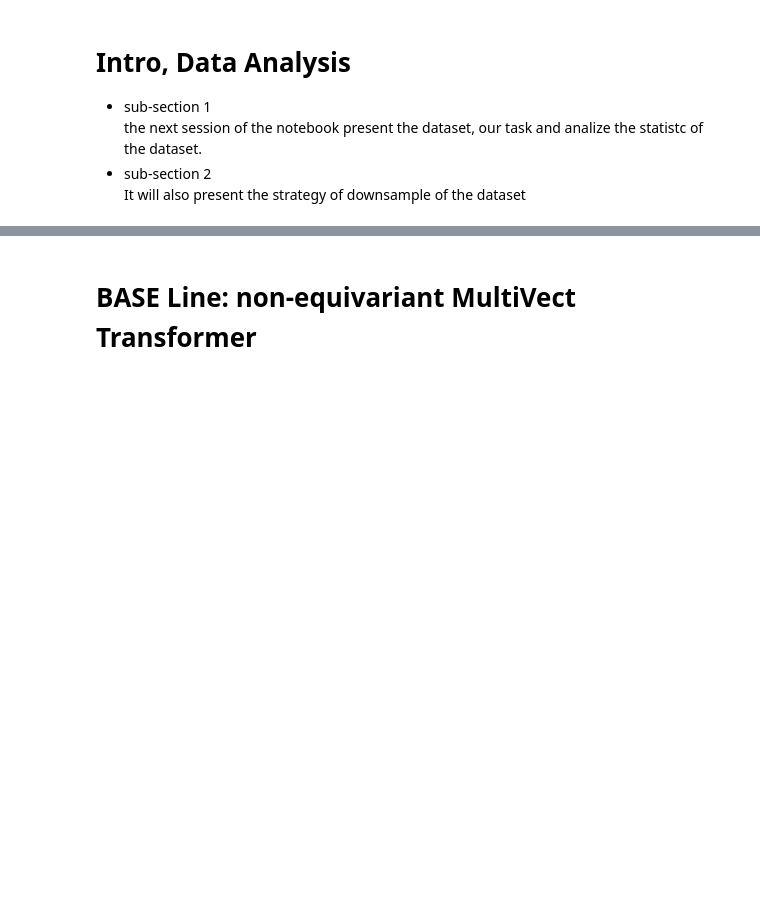
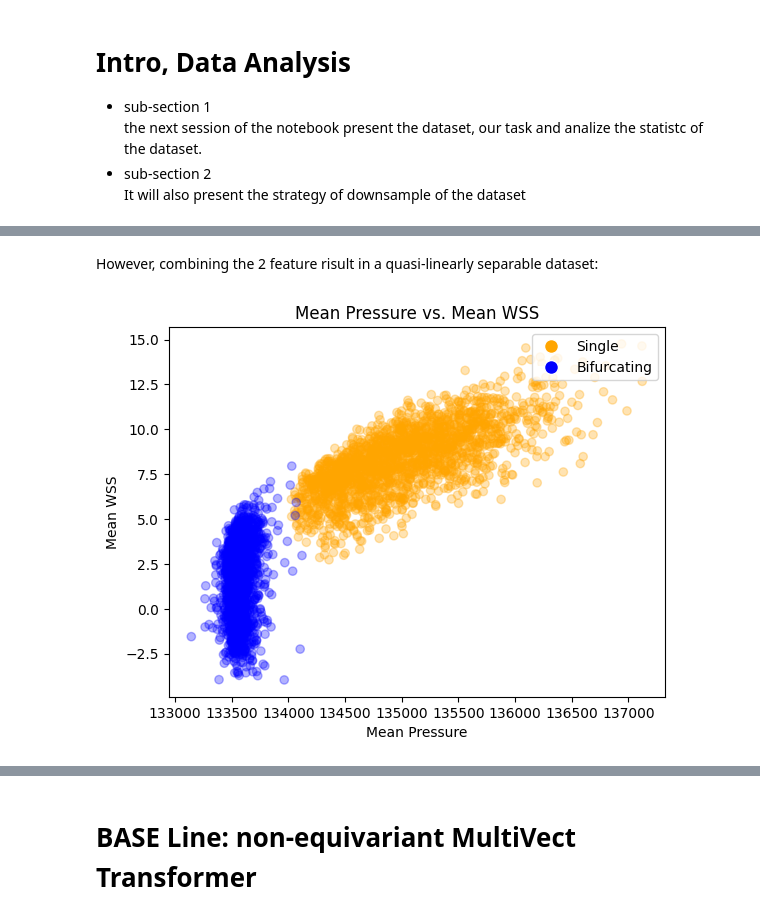
Before and after one commit to gg-dema/GATr-Geometric-Algebraic-Transformer, a Jupyter notebook: main.ipynb, the cells around one changed output, grey strips where cells are left out. Saved outputs shown, nothing was run; the diff lists cells and outputs as text; code cells hidden in the pictures; blank space fills up the shorter version.

```diff
--- a/main.ipynb
+++ b/main.ipynb
@@ -150,25 +174,0 @@ plt.axvspan(min_max[1][0], min_max[1][1], color='yellow', alpha=0.3)
-# %%
-mean_wss_X, mean_wss_y = [], []
-for i in range(dataset.__len__()):
-    mean_wss_X.append(dataset.X[i]['wss'].mean().numpy())
-    mean_wss_y.append(dataset.y[i].numpy())
-
-
-mean_wss_X = np.array(mean_wss_X)
-mean_wss_y = np.array(mean_wss_y)
-
-scatter = plt.scatter(mean_wss_X, np.zeros_like(mean_wss_X), c=mean_wss_y)
-handles, labels = scatter.legend_elements(prop="colors")
-labels_dict = {0: 'single', 1: 'bifurcating'}
-plt.legend([handles[0], handles[1]], [labels_dict[0], labels_dict[1]])
-plt.title("Mean Wall Stress S..")
-
-
-min_max = max_min_for_1D_labels(mean_wss_X, mean_wss_y)
-plt.axvline(x=min_max[0][0], color='purple', linestyle='--')
-plt.axvline(x=min_max[0][1], color='purple', linestyle='--')
-plt.axvspan(min_max[0][0], min_max[0][1], color='purple', alpha=0.2)
-
-plt.axvline(x=min_max[1][0], color='yellow', linestyle='--')
-plt.axvline(x=min_max[1][1], color='yellow', linestyle='--')
-plt.axvspan(min_max[1][0], min_max[1][1], color='yellow', alpha=0.3)
@@ -179,0 +247,18 @@ plt.axvspan(min_max[1][0], min_max[1][1], color='yellow', alpha=0.3)
+# %% [markdown]
+However, combining the 2 feature risult in a quasi-linearly separable dataset:
+# %%
+color_map = np.where(label_y == 0, 'orange', 'blue')  # orange for "Single", blue for "Bifurcating"
+scatter = plt.scatter(mean_pressure_X, mean_wss_X, c=color_map, alpha=0.3)
+
+
+plt.xlabel('Mean Pressure')
+plt.ylabel('Mean WSS')
+plt.title('Mean Pressure vs. Mean WSS')
+
+handles = [plt.Line2D([0], [0], marker='o', color='w', markerfacecolor='orange', markersize=10, label='Single'),
+           plt.Line2D([0], [0], marker='o', color='w', markerfacecolor='blue', markersize=10, label='Bifurcating')]
+plt.legend(handles=handles, loc='upper right')
+
+plt.show()
+# %% [output]
+[figure, added]
```
Also changed, not shown: parts of 64 cells of this notebook.
